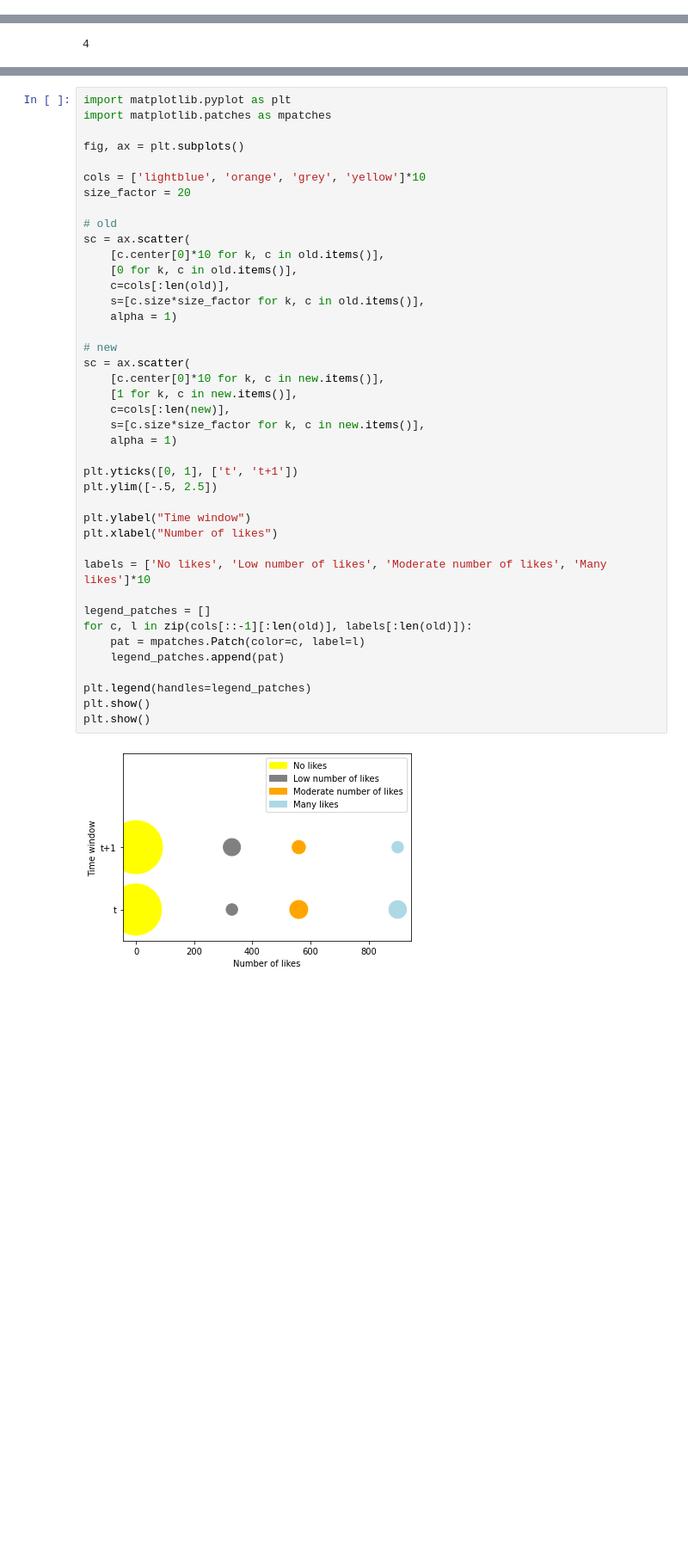
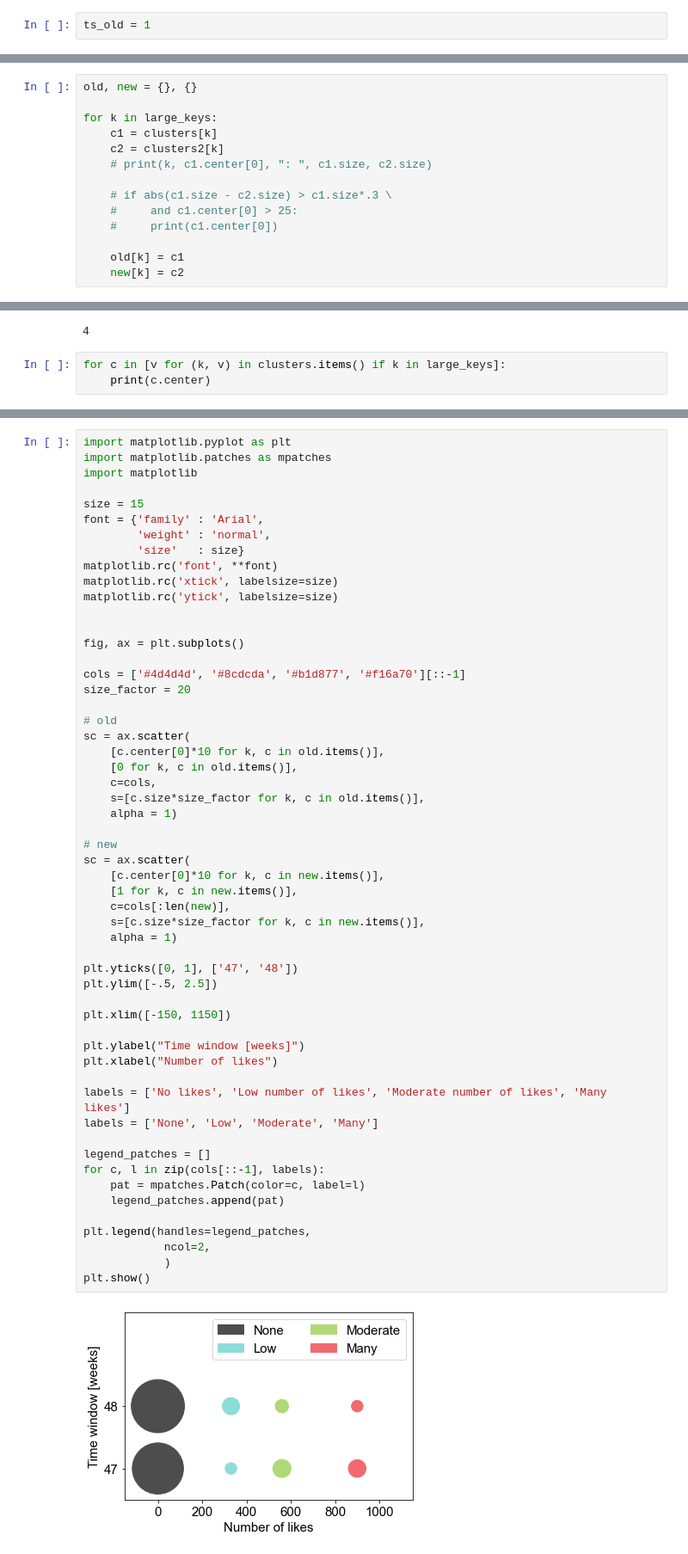
Before and after one commit to Alexx882/CA-CEP-model, a Jupyter notebook: data_analysis.ipynb, the cells around one changed output, grey strips where cells are left out. Shown at 86% size. Saved outputs shown, nothing was run; the diff lists cells and outputs as text; blank space fills up the shorter version.

Commit message:
Interpretation Images

```diff
--- a/data_analysis.ipynb
+++ b/data_analysis.ipynb
@@ -456,0 +628,2 @@ for k in large_keys:
+# %%
+ts_old = 1
@@ -457,4 +659,21 @@ for k in large_keys:
+# %%
+old, new = {}, {}
+
+for k in large_keys:
+    c1 = clusters[k]
+    c2 = clusters2[k]
+    # print(k, c1.center[0], ": ", c1.size, c2.size)
+
+    # if abs(c1.size - c2.size) > c1.size*.3 \
+    #     and c1.center[0] > 25:
+    #     print(c1.center[0])
+
+    old[k] = c1
+    new[k] = c2
 # %%
 len(old)
 # %% [output]
 4
+# %%
+for c in [v for (k, v) in clusters.items() if k in large_keys]:
+    print(c.center)
@@ -461,43 +696,57 @@ len(old)
 # %%
 import matplotlib.pyplot as plt
 import matplotlib.patches as mpatches
+import matplotlib
+
+size = 15
+font = {'family' : 'Arial',
+        'weight' : 'normal',
+        'size'   : size}
+matplotlib.rc('font', **font)
+matplotlib.rc('xtick', labelsize=size)
+matplotlib.rc('ytick', labelsize=size)
+
 
 fig, ax = plt.subplots()
 
-cols = ['lightblue', 'orange', 'grey', 'yellow']*10
+cols = ['#4d4d4d', '#8cdcda', '#b1d877', '#f16a70'][::-1]
 size_factor = 20
 
 # old
 sc = ax.scatter(
     [c.center[0]*10 for k, c in old.items()],
     [0 for k, c in old.items()],
-    c=cols[:len(old)],
+    c=cols,
     s=[c.size*size_factor for k, c in old.items()],
     alpha = 1)
 
 # new
 sc = ax.scatter(
     [c.center[0]*10 for k, c in new.items()],
     [1 for k, c in new.items()],
     c=cols[:len(new)],
     s=[c.size*size_factor for k, c in new.items()],
     alpha = 1)
 
-plt.yticks([0, 1], ['t', 't+1'])
+plt.yticks([0, 1], ['47', '48'])
 plt.ylim([-.5, 2.5])
 
-plt.ylabel("Time window")
+plt.xlim([-150, 1150])
+
+plt.ylabel("Time window [weeks]")
 plt.xlabel("Number of likes")
 
-labels = ['No likes', 'Low number of likes', 'Moderate number of likes', 'Many likes']*10
+labels = ['No likes', 'Low number of likes', 'Moderate number of likes', 'Many likes']
+labels = ['None', 'Low', 'Moderate', 'Many']
 
 legend_patches = []
-for c, l in zip(cols[::-1][:len(old)], labels[:len(old)]):
+for c, l in zip(cols[::-1], labels):
     pat = mpatches.Patch(color=c, label=l)
     legend_patches.append(pat)
 
-plt.legend(handles=legend_patches)
+plt.legend(handles=legend_patches,
+            ncol=2,
+            )
 plt.show()
-plt.show()
 # %% [output]
-[figure, old version]
+[figure, new version]
```
Also changed, not shown: parts of 42 cells of this notebook, 3 other files.
